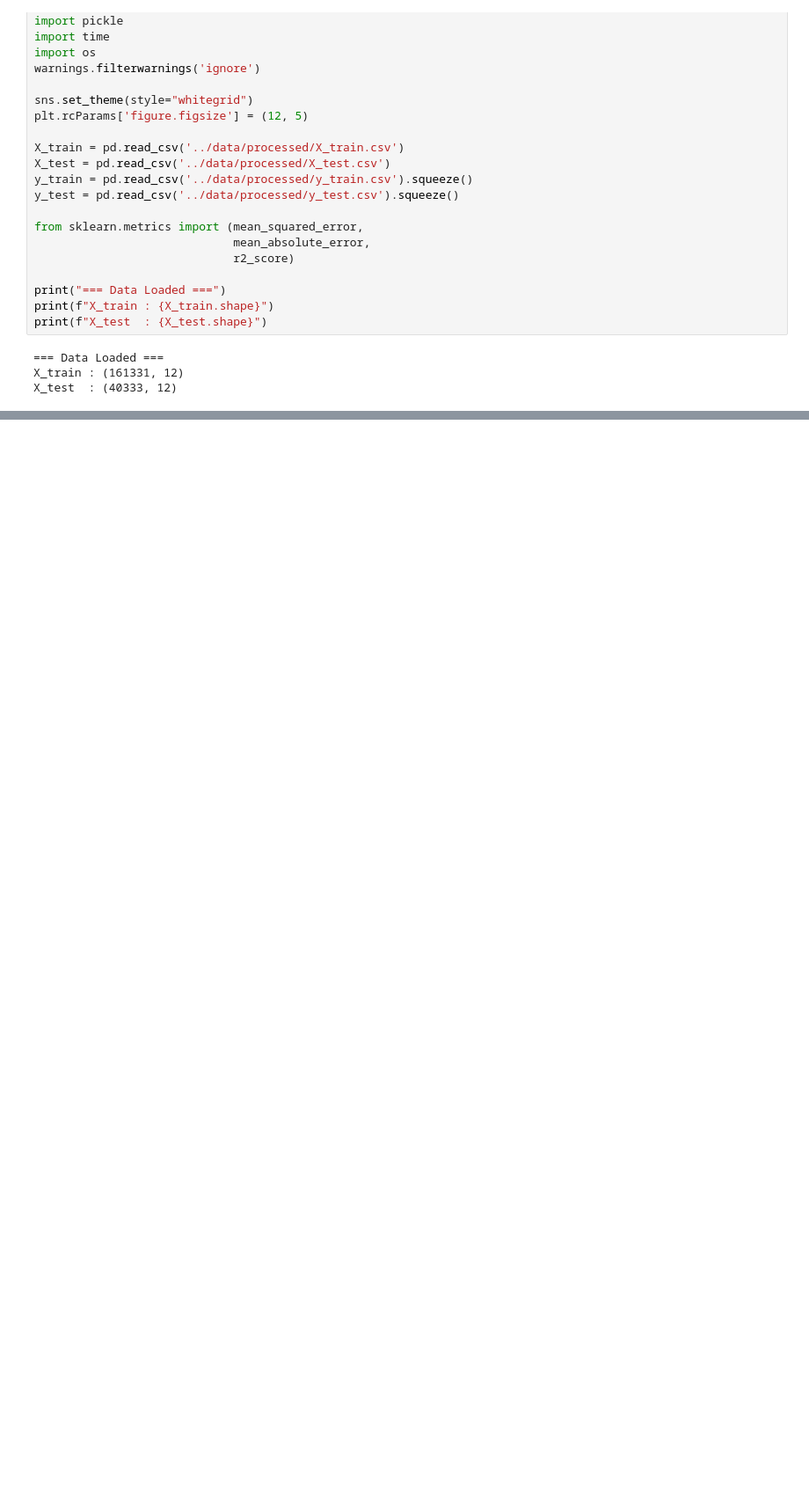
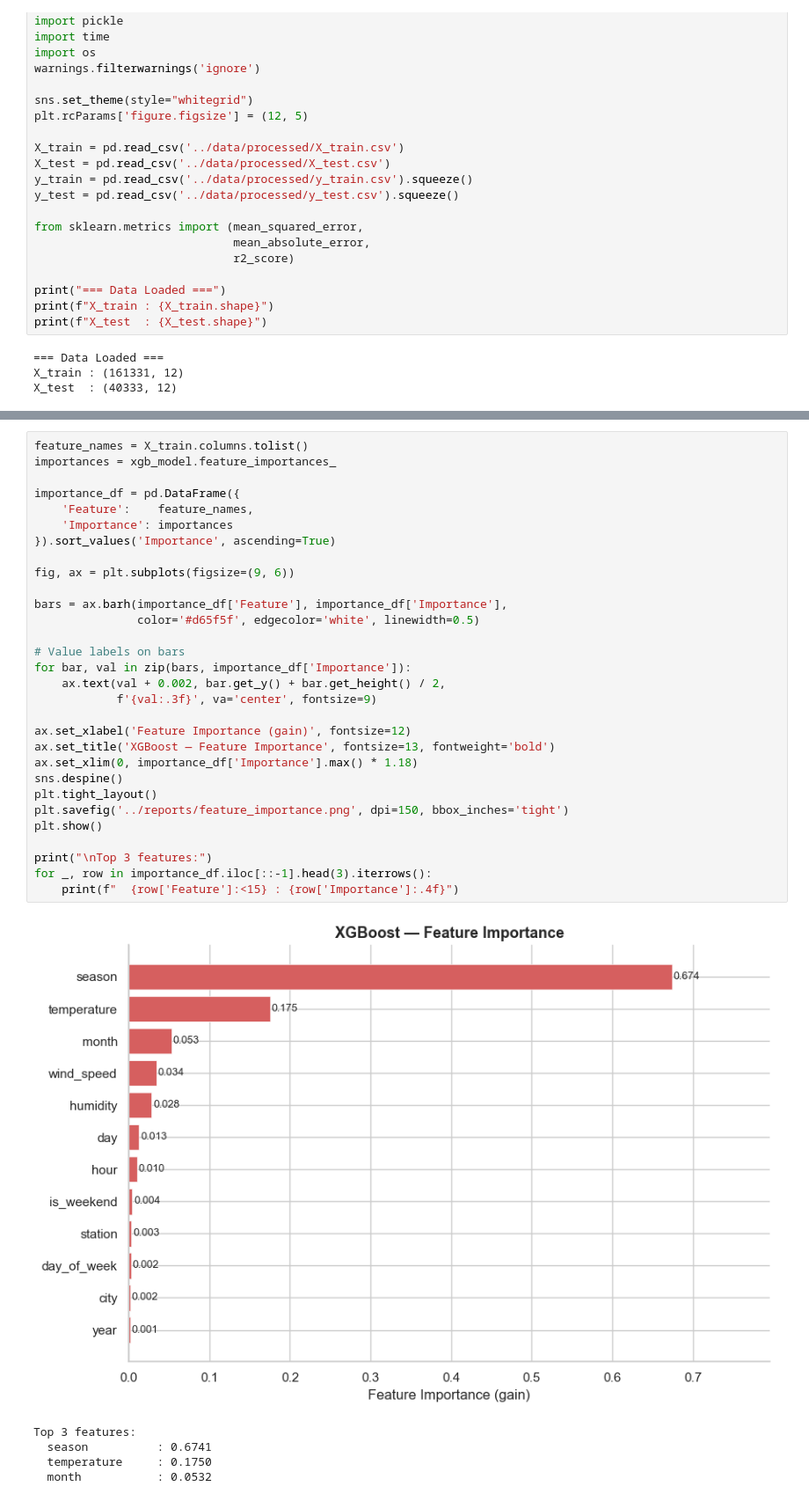
Before and after one commit to mvedant-13/aqi-prediction, a Jupyter notebook: notebooks/03_model_training.ipynb, the cells around one changed output, grey strips where cells are left out. Shown at 88% size. Drawn from its saved outputs; the diff is of its cells as text; blank space fills up the shorter version.

```diff
--- a/notebooks/03_model_training.ipynb
+++ b/notebooks/03_model_training.ipynb
@@ -136,0 +229,36 @@ with open('../models/xgb_model.pkl', 'wb') as f:
+# %%
+feature_names = X_train.columns.tolist()
+importances = xgb_model.feature_importances_
+
+importance_df = pd.DataFrame({
+    'Feature':    feature_names,
+    'Importance': importances
+}).sort_values('Importance', ascending=True)
+
+fig, ax = plt.subplots(figsize=(9, 6))
+
+bars = ax.barh(importance_df['Feature'], importance_df['Importance'],
+               color='#d65f5f', edgecolor='white', linewidth=0.5)
+
+# Value labels on bars
+for bar, val in zip(bars, importance_df['Importance']):
+    ax.text(val + 0.002, bar.get_y() + bar.get_height() / 2,
+            f'{val:.3f}', va='center', fontsize=9)
+
+ax.set_xlabel('Feature Importance (gain)', fontsize=12)
+ax.set_title('XGBoost — Feature Importance', fontsize=13, fontweight='bold')
+ax.set_xlim(0, importance_df['Importance'].max() * 1.18)
+sns.despine()
+plt.tight_layout()
+plt.savefig('../reports/feature_importance.png', dpi=150, bbox_inches='tight')
+plt.show()
+
+print("\nTop 3 features:")
+for _, row in importance_df.iloc[::-1].head(3).iterrows():
+    print(f"  {row['Feature']:<15} : {row['Importance']:.4f}")
+# %% [output]
+[figure, added]
+Top 3 features:
+  season          : 0.6741
+  temperature     : 0.1750
+  month           : 0.0532
```
Also changed, not shown: parts of 6 cells of this notebook, 2 other files.
